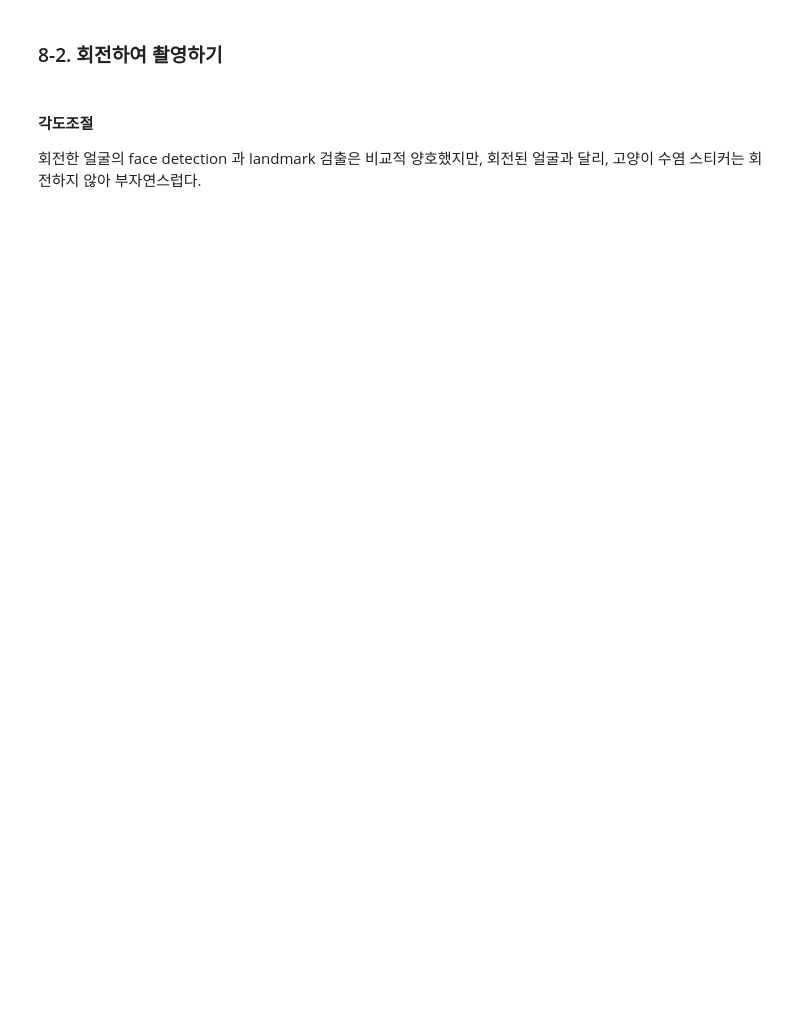
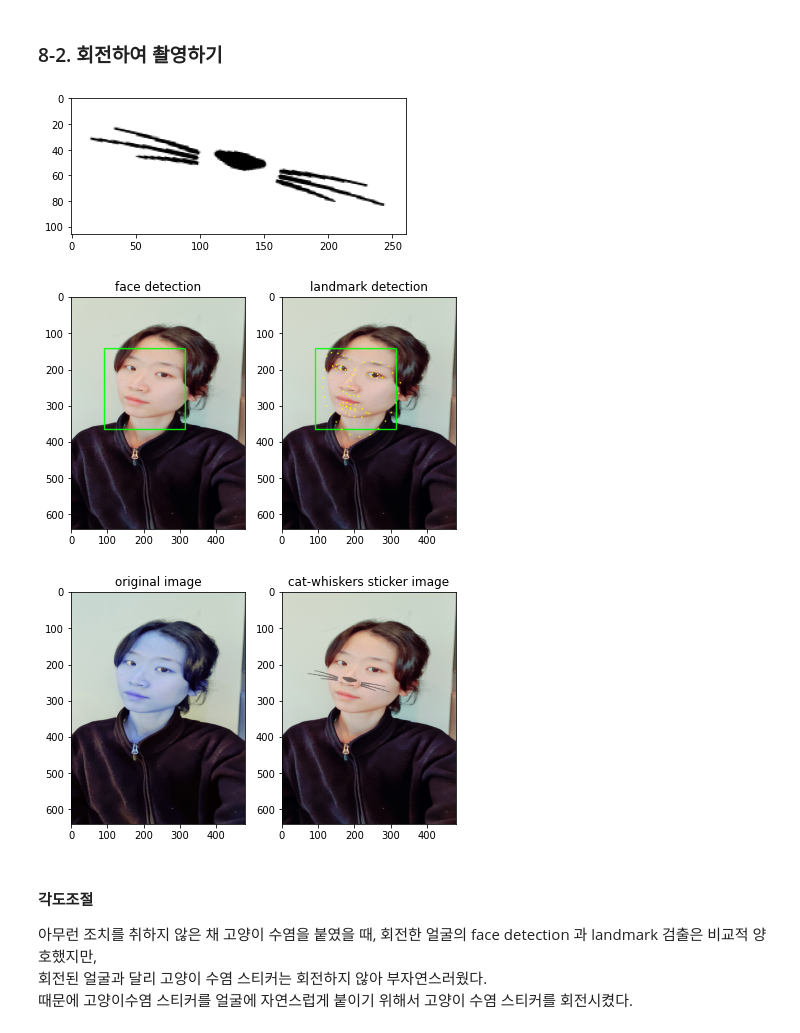
Before and after one commit to babeebird/AIFFEL_Exploration, a Jupyter notebook: E3_Cat_Whiskers_Sticker_App.ipynb, the cells around one changed output. Saved outputs shown, nothing was run; the diff lists cells and outputs as text; code cells hidden in the pictures; blank space fills up the shorter version.

```diff
--- a/E3_Cat_Whiskers_Sticker_App.ipynb
+++ b/E3_Cat_Whiskers_Sticker_App.ipynb
@@ -481,16 +481,6 @@ import numpy as np
 import os
 import dlib
 import math
-
-h = abs(landmark[36][1]-landmark[45][1])
-w = abs(landmark[36][0]-landmark[45][0])
-
-cp = ( img_sticker.shape[1]/2, img_sticker.shape[0]/2)
-angle = math.atan(h/w)/math.pi*180
-rot = cv2.getRotationMatrix2D(cp,angle,1)
-dst = cv2.warpAffine(img_sticker, rot, (0,0))
-cv2.imshow('img_sticker',img_sticker)
-cv2.imshow('dst',dst)
 
 my_image_path = os.getenv('HOME')+'/aiffel/camera_sticker/images/side.png'
 img_bgr = cv2.imread(my_image_path)
@@ -514,6 +504,7 @@ img_show_rgb =  cv2.cvtColor(img_show, cv2.COLOR_BGR2RGB)
 model_path = os.getenv('HOME')+'/aiffel/camera_sticker/models/shape_predictor_68_face_landmarks.dat'
 landmark_predictor = dlib.shape_predictor(model_path) #- 인스턴스 생성 및 할당
 
+list_landmarks = []
 for dlib_rect in dlib_rects:
     points = landmark_predictor(img_rgb, dlib_rect) #- 클래스 호출(image, box)
     list_points = list(map(lambda p: (p.x, p.y), points.parts()))
@@ -528,7 +519,7 @@ for dlib_rect, landmark in zip(dlib_rects, list_landmarks):
     x = landmark[30][0]
     y = landmark[30][1]
 
-    w =  dlib_rect.width() + (landmark[30][0] - landmark[2][0])
+    w =  dlib_rect.width() + (landmark[30][0] - landmark[2][0])//2
     h =  landmark[48][1]-landmark[36][1]
 
 sticker_path = os.getenv('HOME')+'/aiffel/camera_sticker/images/cat-whiskers.png'
@@ -538,15 +529,20 @@ img_sticker = cv2.resize(img_sticker, (w,h))
 img_sticker_rgb = cv2.cvtColor(img_sticker, cv2.COLOR_BGR2RGB)
 
 
-h = abs(landmark[36][1]-landmark[45][1])
-w = abs(landmark[36][0]-landmark[45][0])
+#- 이미지 회전을 원합니다..!
+#- 추가된 코드의 설명은 아래에서..!
+
+h1 = abs(landmark[36][1]-landmark[45][1])
+w1 = abs(landmark[36][0]-landmark[45][0])
 
 cp = ( img_sticker.shape[1]/2, img_sticker.shape[0]/2)
-angle = math.atan(h/w)/math.pi*180
-rot = cv2.getRotationMatrix2D(cp,angle,1)
-dst = cv2.warpAffine(img_sticker, rot, (0,0))
-cv2.imshow('img_sticker',img_sticker)
-cv2.imshow('dst',dst)
+angle = (math.atan(h1/w1)/math.pi*180)
+rot = cv2.getRotationMatrix2D(cp,-angle,0.9)
+dst = cv2.warpAffine(img_sticker, rot, (0,0), borderValue=(255,255,255))
+img_sticker = dst
+
+plt.imshow(cv2.cvtColor(img_sticker, cv2.COLOR_BGR2RGB))
+plt.show()
 
 
 plt.subplot(121)
@@ -558,37 +554,44 @@ plt.title('landmark detection')
 plt.tight_layout()
 plt.show()
 
 refined_x = x - w // 2  # left
 refined_y = y - h //2     # top
 
 if refined_y < 0:
     img_sticker = img_sticker[-refined_y:]
     refined_y = 0
 elif refined_x < 0:
     img_sticker = img_sticker[-refined_x:]
     refined_x = 0
 
 sticker_area = img_show[refined_y:refined_y+img_sticker.shape[0], refined_x:refined_x+img_sticker.shape[1]]
 
 img_show[refined_y:refined_y+img_sticker.shape[0], refined_x:refined_x+img_sticker.shape[1]] = \
     np.where(img_sticker == 255, sticker_area,img_sticker).astype(np.uint8)
 
+
 sticker_area = img_bgr[refined_y:refined_y+img_sticker.shape[0], refined_x:refined_x+img_sticker.shape[1]]
 img_bgr[refined_y:refined_y+img_sticker.shape[0], refined_x:refined_x+img_sticker.shape[1]] = \
     cv2.addWeighted(sticker_area, 0.5, np.where(img_sticker==255,sticker_area,img_sticker).astype(np.uint8), 0.5, 0)
 
 
 plt.subplot(121)
 plt.imshow(img_origin)
 plt.title('original image')
 plt.subplot(122)
 plt.imshow(cv2.cvtColor(img_bgr, cv2.COLOR_BGR2RGB))
-plt.title('Cat-Whiskers sticker image')
+plt.title('cat-whiskers sticker image')
 plt.tight_layout()
 plt.show()
+# %% [output]
+[figure, added]
+[figure, added]
+[figure, added]
 # %% [markdown]
 #### 각도조절
-회전한 얼굴의 face detection 과 landmark 검출은 비교적 양호했지만, 회전된 얼굴과 달리, 고양이 수염 스티커는 회전하지 않아 부자연스럽다.
+아무런 조치를 취하지 않은 채 고양이 수염을 붙였을 때, 회전한 얼굴의 face detection 과 landmark 검출은 비교적 양호했지만,
+회전된 얼굴과 달리 고양이 수염 스티커는 회전하지 않아 부자연스러웠다.
+때문에 고양이수염 스티커를 얼굴에 자연스럽게 붙이기 위해서 고양이 수염 스티커를 회전시켰다.
 # %%
 import math
 
```
Also changed, not shown: parts of 12 cells of this notebook.
